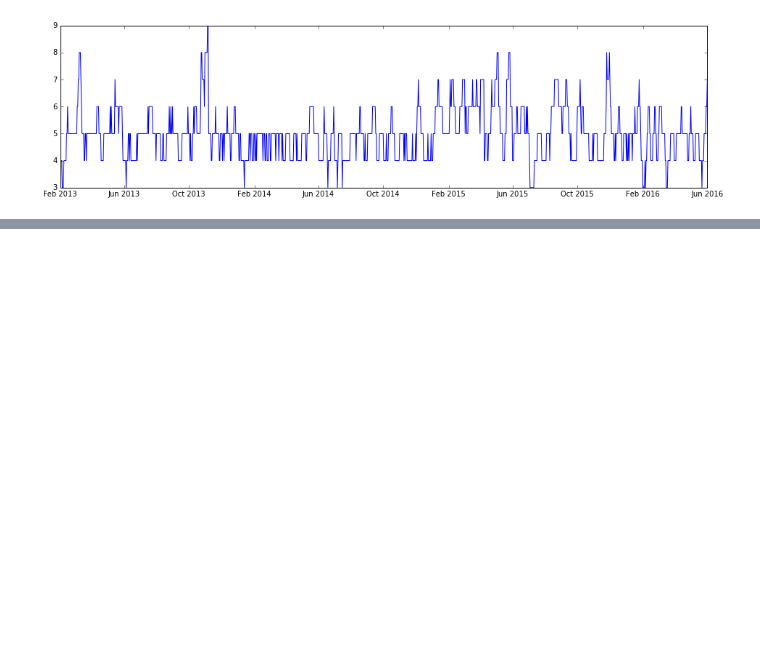
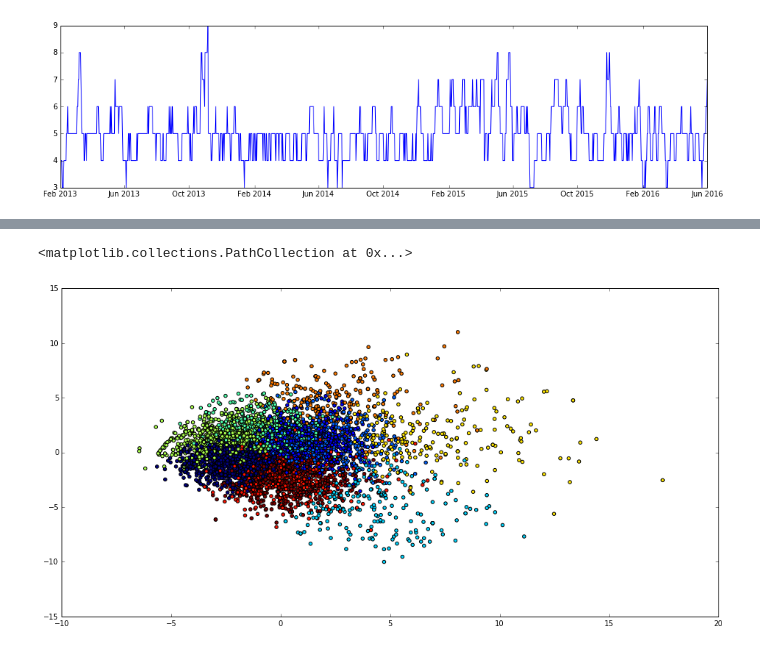
Before and after one commit to inspirehep/invenio-trends, a Jupyter notebook: research/Classification.ipynb, the cells around one changed output, grey strips where cells are left out. Saved outputs shown, nothing was run; the diff lists cells and outputs as text; code cells hidden in the pictures; blank space fills up the shorter version.

```diff
--- a/research/Classification.ipynb
+++ b/research/Classification.ipynb
@@ -176,0 +266,9 @@ higher
+# %%
+%matplotlib inline
+# notebook
+pylab.rcParams['figure.figsize'] = (16, 8)
+# %%
+plt.scatter(p[:, 0], p[:, 1], c=y_pred)
+# %% [output]
+<matplotlib.collections.PathCollection at 0x...>
+[figure, added]
```
Also changed, not shown: parts of 35 cells of this notebook.
